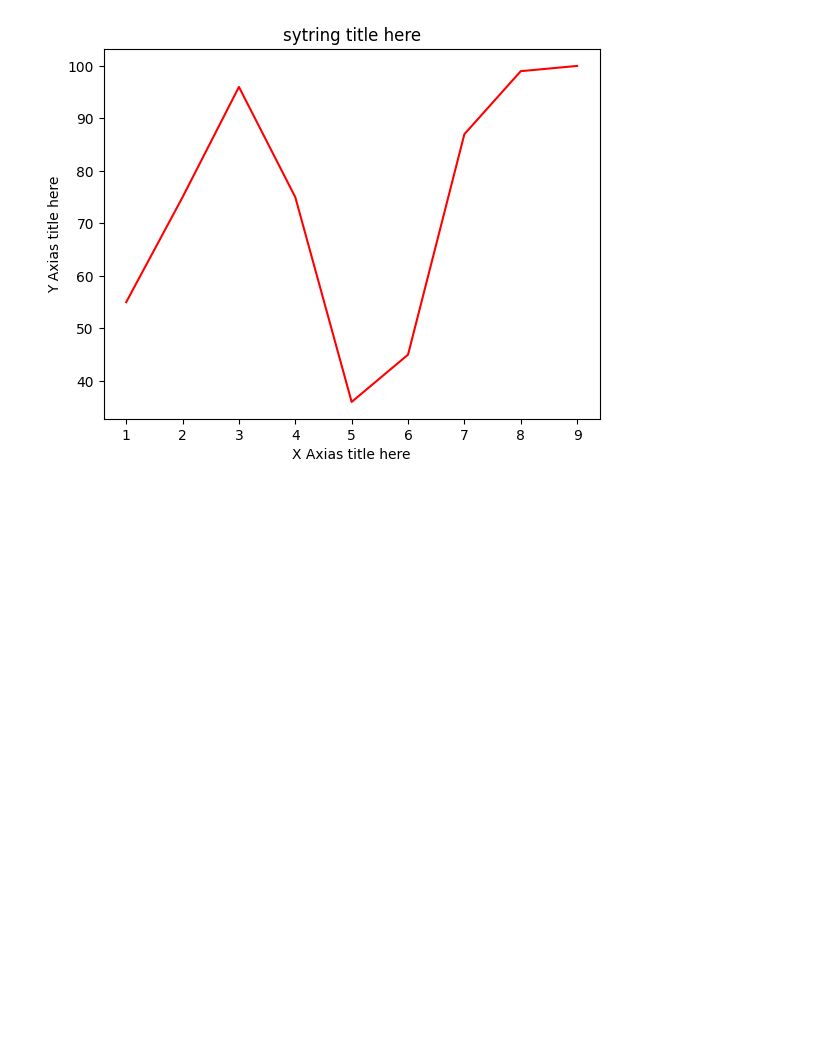
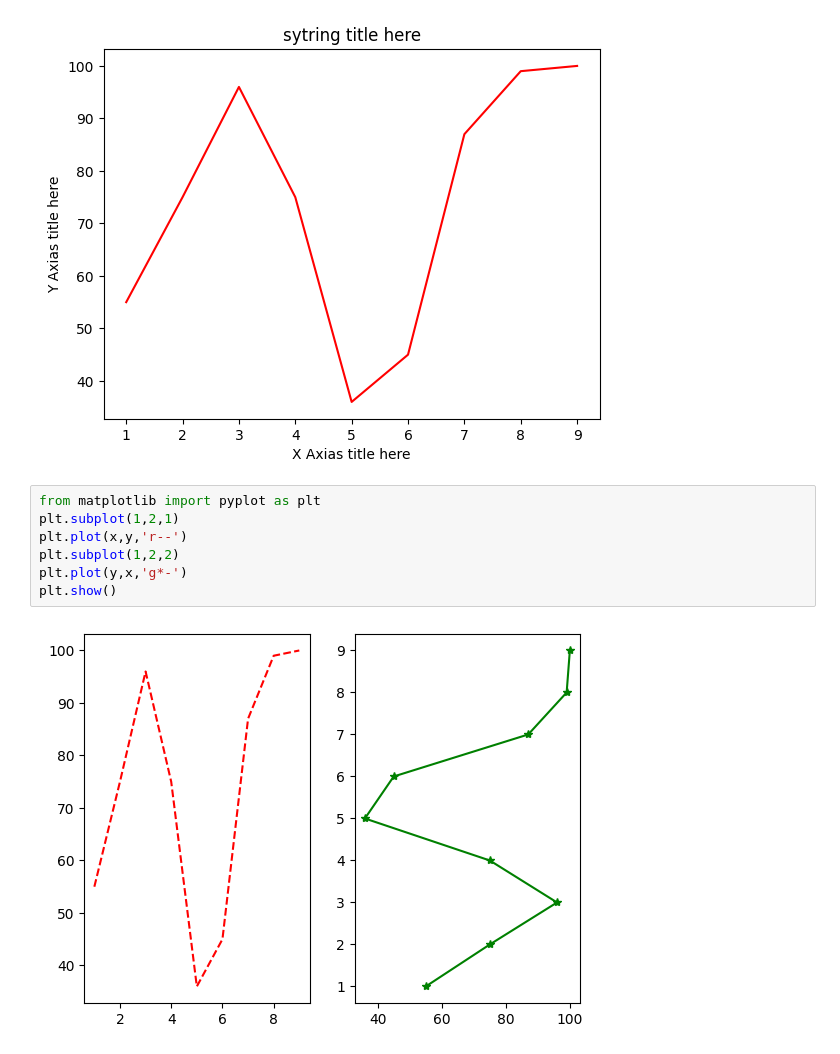
Before and after one commit to rachittyagii/semester---2-Code, a Jupyter notebook: Day3.ipynb, the cells around one changed output. Saved outputs shown, nothing was run; the diff lists cells and outputs as text; blank space fills up the shorter version.

```diff
--- a/Day3.ipynb
+++ b/Day3.ipynb
@@ -125,3 +125,12 @@ plt.title('sytring title here')
 plt.show()
 # %% [output]
 [figure]
+# %%
+from matplotlib import pyplot as plt
+plt.subplot(1,2,1)
+plt.plot(x,y,'r--')
+plt.subplot(1,2,2)
+plt.plot(y,x,'g*-')
+plt.show()
+# %% [output]
+[figure, added]
```
